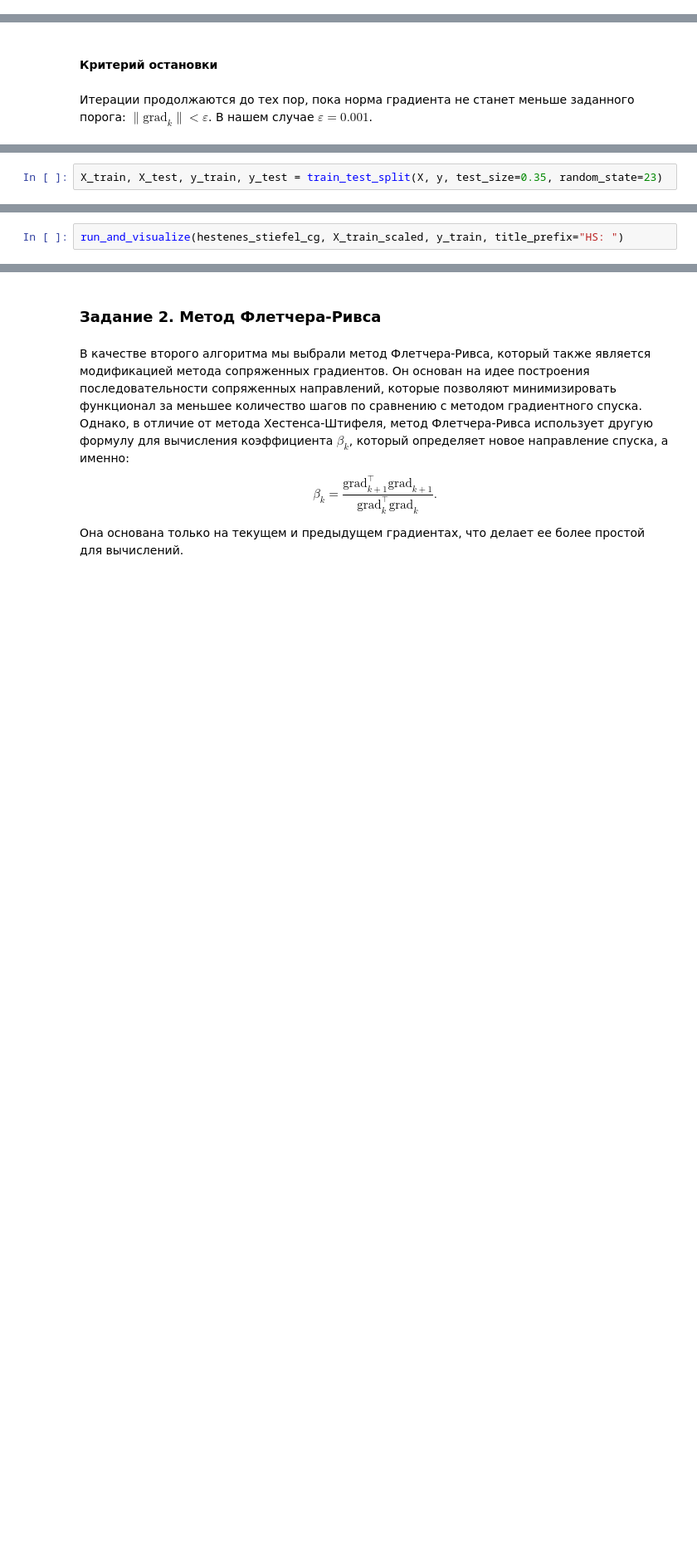
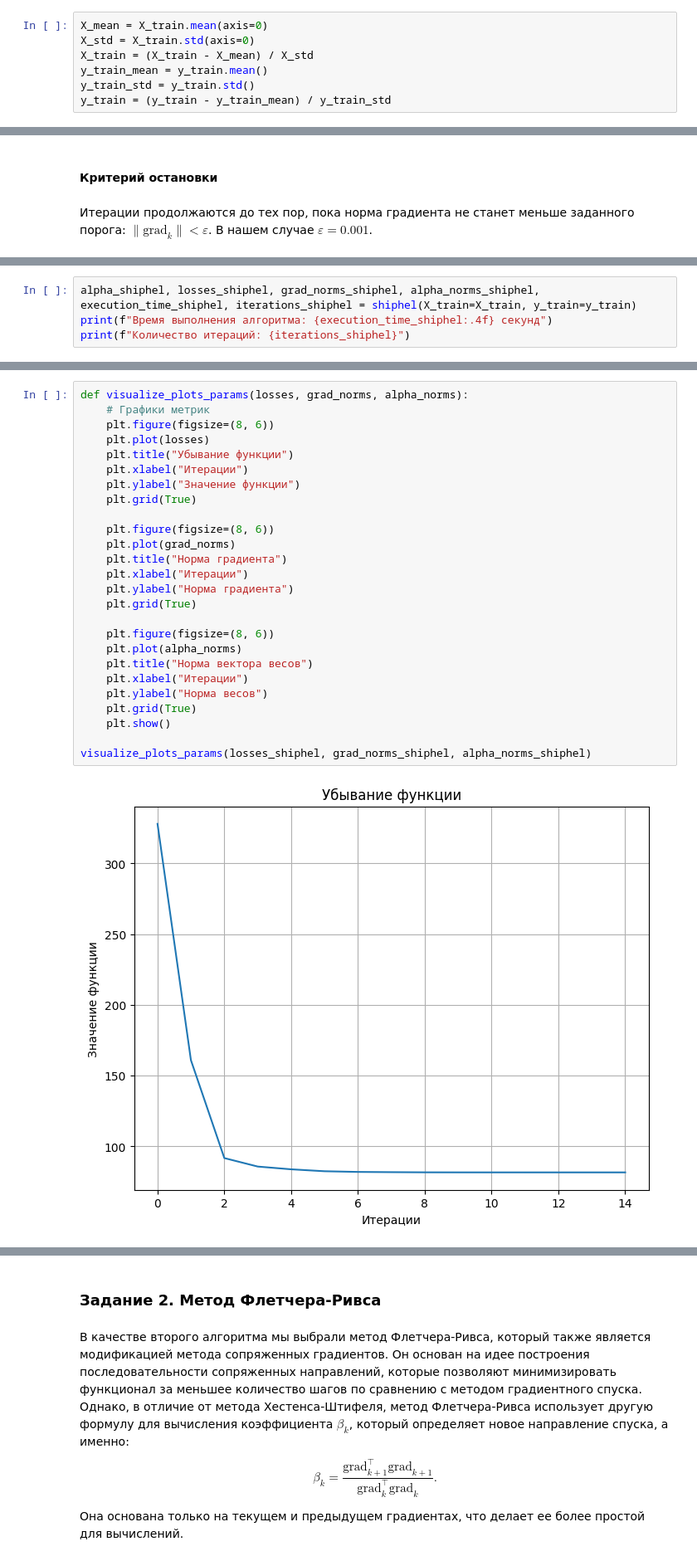
Before and after one commit to Kirill-Yurkov/MetOpt2, a Jupyter notebook: main.ipynb, the cells around one changed output, grey strips where cells are left out. Shown at 83% size. Drawn from its saved outputs; the diff is of its cells as text; blank space fills up the shorter version.

```diff
--- a/main.ipynb
+++ b/main.ipynb
@@ -57,3 +66,10 @@ $$
+# %%
+X_mean = X_train.mean(axis=0)
+X_std = X_train.std(axis=0)
+X_train = (X_train - X_mean) / X_std
+y_train_mean = y_train.mean()
+y_train_std = y_train.std()
+y_train = (y_train - y_train_mean) / y_train_std
 # %% [markdown]
 ### Инициализация параметров
 Начальный вектор весов α инициализируется нулями. Далее будем вычислять начальный градиент функционала и определять начальное направление спуска как:
@@ -149,2 +172,0 @@ y = df["MEDV"].values.reshape(-1, 1)
-# %%
-X_train, X_test, y_train, y_test = train_test_split(X, y, test_size=0.35, random_state=23)
@@ -232,2 +172,0 @@ def run_and_visualize(method, X_train, y_train, title_prefix=""):
-# %%
-run_and_visualize(hestenes_stiefel_cg, X_train_scaled, y_train, title_prefix="HS: ")
@@ -237,0 +173,4 @@ HS:  Количество итераций: 14
+# %%
+alpha_shiphel, losses_shiphel, grad_norms_shiphel, alpha_norms_shiphel, execution_time_shiphel, iterations_shiphel = shiphel(X_train=X_train, y_train=y_train)
+print(f"Время выполнения алгоритма: {execution_time_shiphel:.4f} секунд")
+print(f"Количество итераций: {iterations_shiphel}")
@@ -237,0 +182,28 @@ HS:  Количество итераций: 14
+# %%
+def visualize_plots_params(losses, grad_norms, alpha_norms):
+    # Графики метрик
+    plt.figure(figsize=(8, 6))
+    plt.plot(losses)
+    plt.title("Убывание функции")
+    plt.xlabel("Итерации")
+    plt.ylabel("Значение функции")
+    plt.grid(True)
+
+    plt.figure(figsize=(8, 6))
+    plt.plot(grad_norms)
+    plt.title("Норма градиента")
+    plt.xlabel("Итерации")
+    plt.ylabel("Норма градиента")
+    plt.grid(True)
+
+    plt.figure(figsize=(8, 6))
+    plt.plot(alpha_norms)
+    plt.title("Норма вектора весов")
+    plt.xlabel("Итерации")
+    plt.ylabel("Норма весов")
+    plt.grid(True)
+    plt.show()
+
+visualize_plots_params(losses_shiphel, grad_norms_shiphel, alpha_norms_shiphel)
+# %% [output]
+[figure, added]
```
Also changed, not shown: parts of 54 cells of this notebook, 2 other files.
